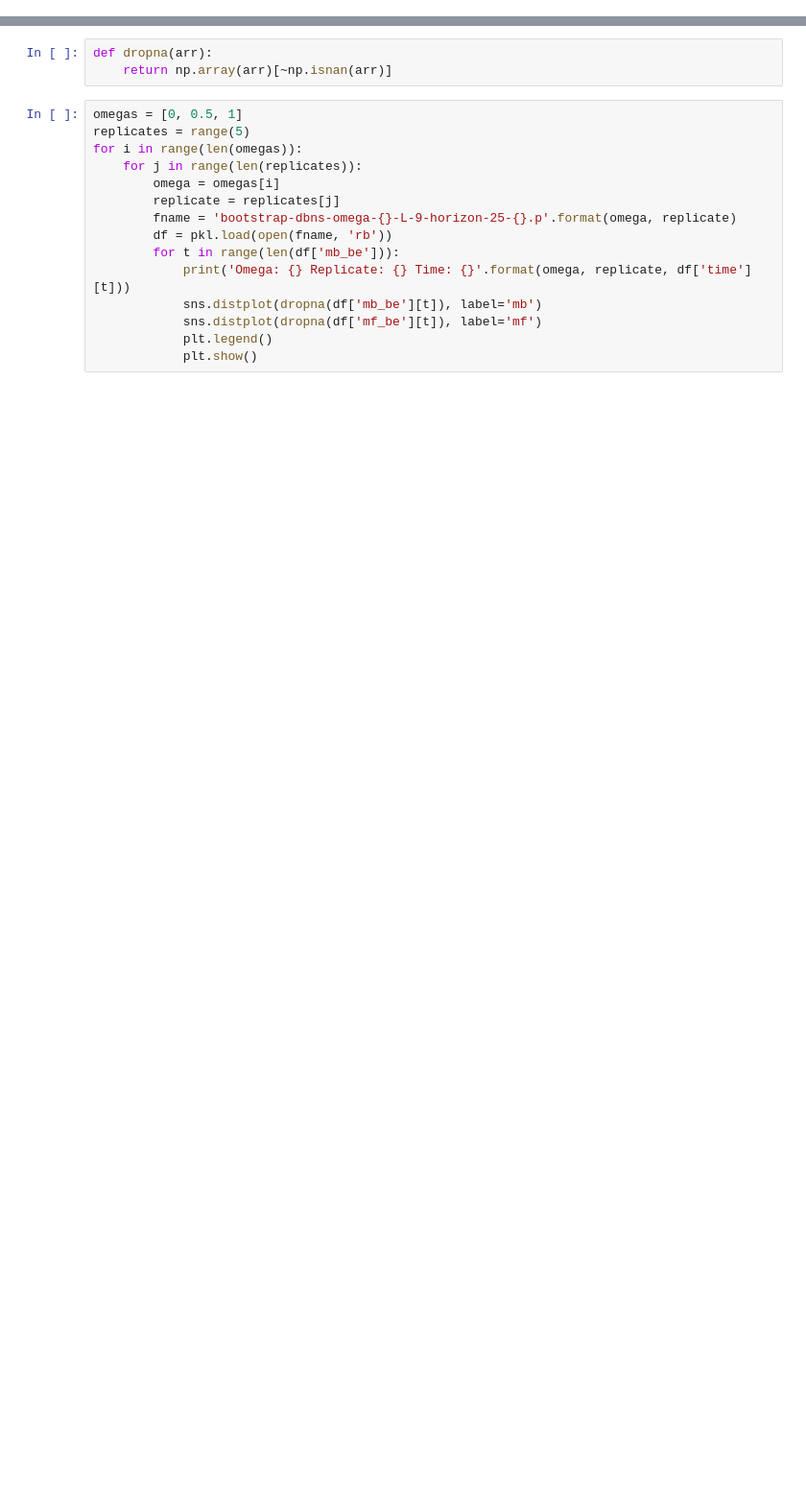
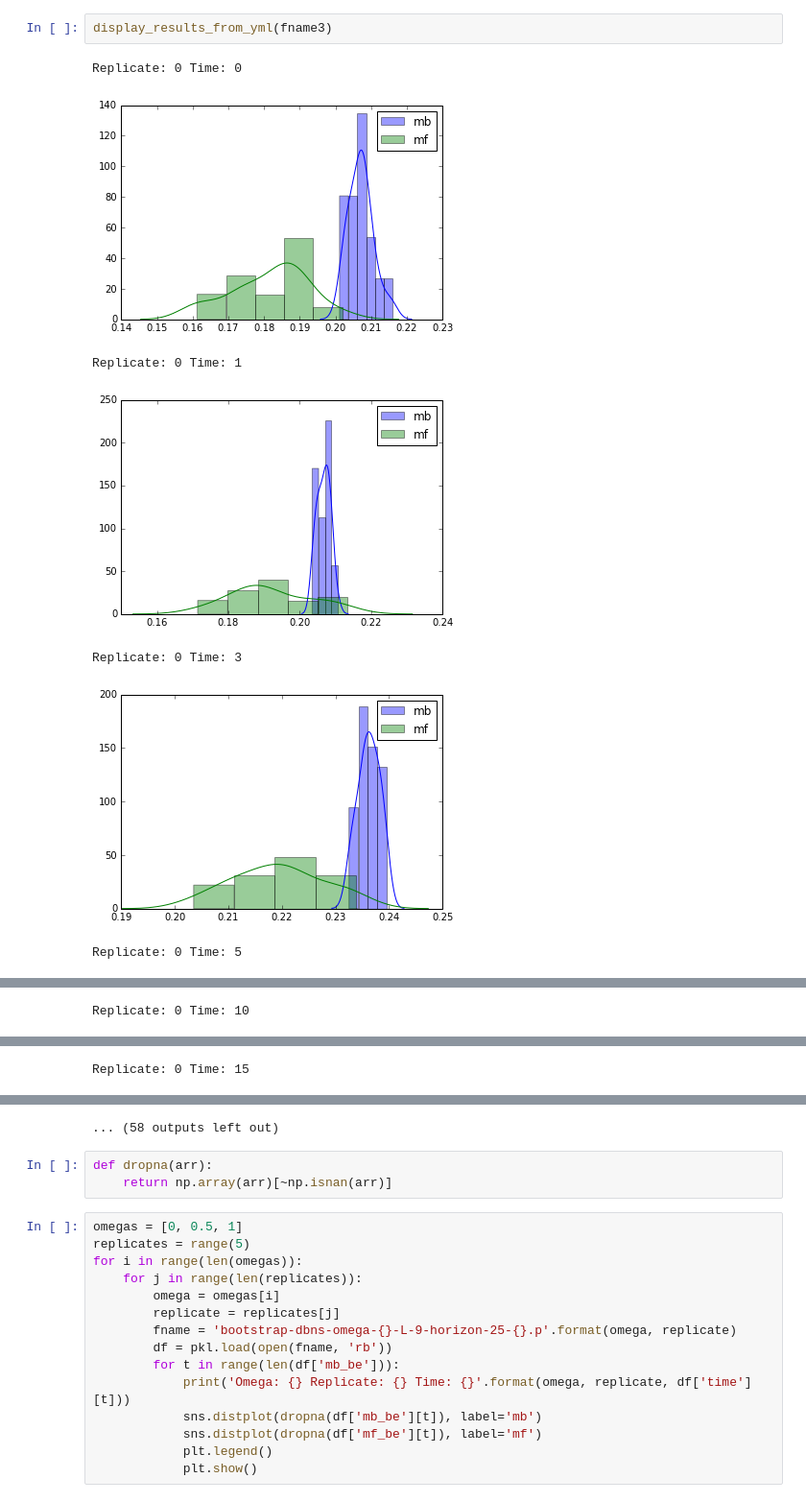
Before and after one commit to jclifton333/spatial-RL, a Jupyter notebook: analysis/results/analyze-bootstrap-dbns.ipynb, the cells around one changed output, grey strips where cells are left out. Shown at 96% size. Cells and saved outputs as stored; diff of their text form; blank space fills up the shorter version.

```diff
--- a/analysis/results/analyze-bootstrap-dbns.ipynb
+++ b/analysis/results/analyze-bootstrap-dbns.ipynb
@@ -12,0 +57,10 @@ import seaborn as sns
+# %%
+display_results_from_yml(fname3)
+# %% [output]
+Replicate: 0 Time: 0
+[figure, added]
+Replicate: 0 Time: 1
+[figure, added]
+Replicate: 0 Time: 3
+[figure, added]
+Replicate: 0 Time: 5
@@ -12,0 +68 @@ import seaborn as sns
+Replicate: 0 Time: 10
@@ -12,0 +70 @@ import seaborn as sns
+Replicate: 0 Time: 15
@@ -13,3 +72,4 @@ import seaborn as sns
+... (58 outputs left out)
 # %%
 def dropna(arr):
     return np.array(arr)[~np.isnan(arr)]
```
Also changed, not shown: parts of 8 cells of this notebook, 13 other files.
